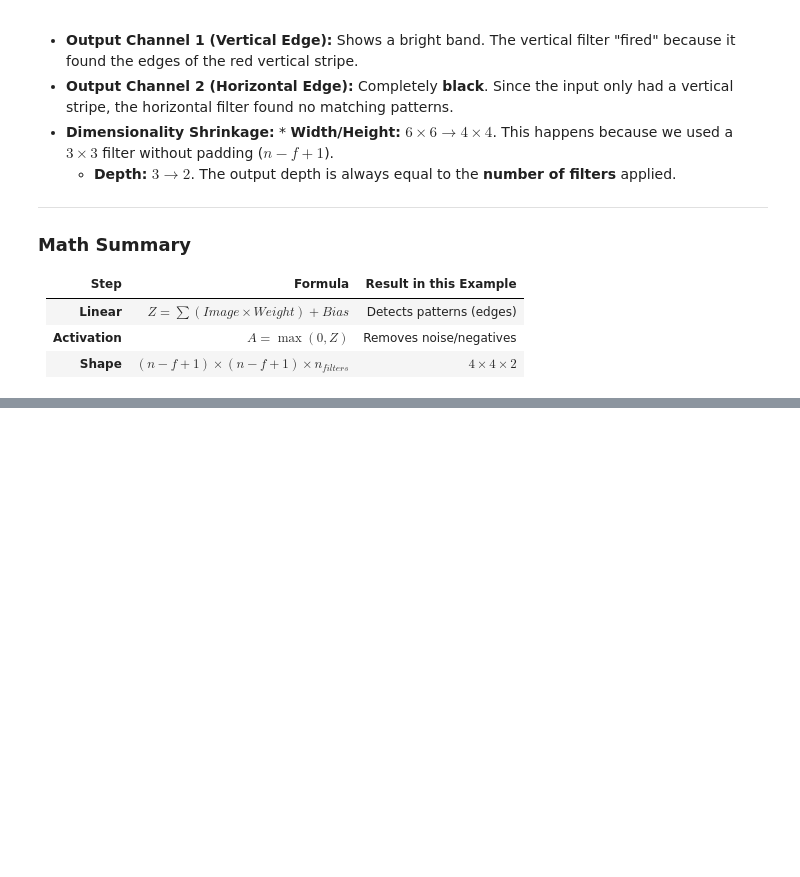
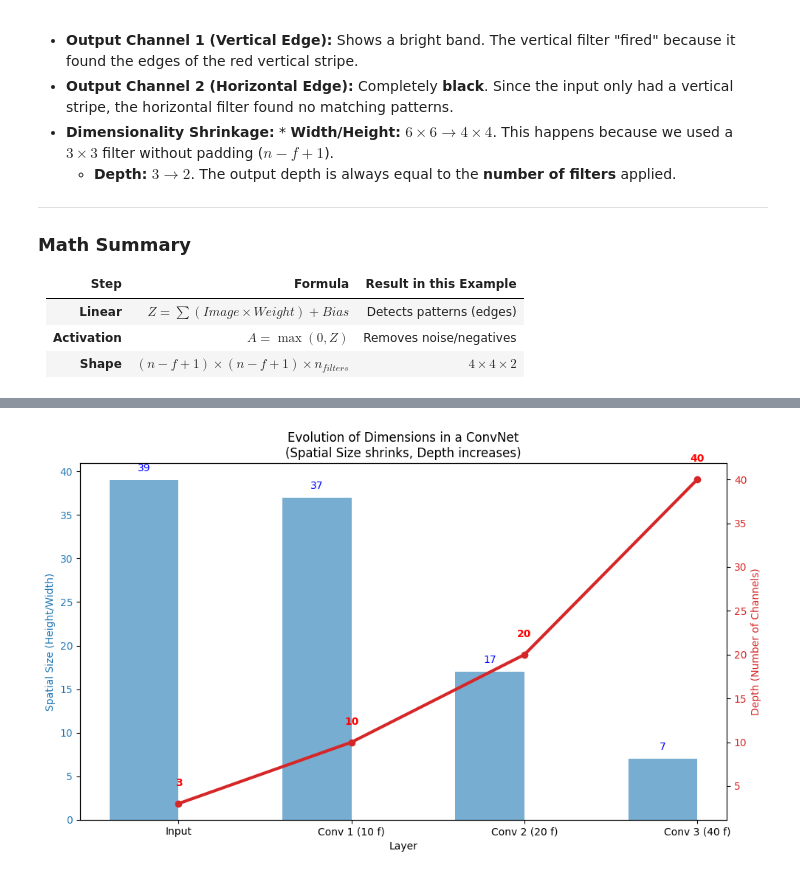
Before and after one commit to Saavkd7/DeepLearning-Specialization-Coursera, a Jupyter notebook: 4. Convolutional+Neural+NETWORKS/Excercises.ipyb.ipynb, the cells around one changed output, grey strips where cells are left out. Drawn from its saved outputs; the diff is of its cells as text; code cells hidden in the pictures; blank space fills up the shorter version.

```diff
--- a/4. Convolutional+Neural+NETWORKS/Excercises.ipyb.ipynb
+++ b/4. Convolutional+Neural+NETWORKS/Excercises.ipyb.ipynb
@@ -553,0 +556,89 @@ The `relu(Z)` function is applied to the result:
+# %%
+### Full Visualization Implementation
+
+"""
+This script simulates the architecture defined in the transcript,
+printing the shape transformations at every step to visualize
+the "shrinking spatial / growing depth" trend.
+"""
+
+import numpy as np
+import matplotlib.pyplot as plt
+
+def simulate_conv_layer(input_shape, f, filters, stride, padding=0):
+    """
+    Simulates the change in dimensions for a Conv Layer.
+    """
+    n_H_prev, n_W_prev, n_C_prev = input_shape
+
+    # Calculate new dimensions
+    n_H = int(np.floor((n_H_prev + 2*padding - f) / stride) + 1)
+    n_W = int(np.floor((n_W_prev + 2*padding - f) / stride) + 1)
+    n_C = filters
+
+    return (n_H, n_W, n_C)
+
+# --- ARCHITECTURE DEFINITION ---
+# Input Image: 39 x 39 x 3
+current_shape = (39, 39, 3)
+history = [current_shape]
+layer_names = ["Input"]
+
+print(f"Start: Input Image {current_shape}")
+
+# Layer 1: Conv 3x3, s=1, 10 filters
+current_shape = simulate_conv_layer(current_shape, f=3, filters=10, stride=1)
+history.append(current_shape)
+layer_names.append("Conv 1 (10 f)")
+print(f"Layer 1 Output: {current_shape}")
+
+# Layer 2: Conv 5x5, s=2, 20 filters
+current_shape = simulate_conv_layer(current_shape, f=5, filters=20, stride=2)
+history.append(current_shape)
+layer_names.append("Conv 2 (20 f)")
+print(f"Layer 2 Output: {current_shape}")
+
+# Layer 3: Conv 5x5, s=2, 40 filters
+current_shape = simulate_conv_layer(current_shape, f=5, filters=40, stride=2)
+history.append(current_shape)
+layer_names.append("Conv 3 (40 f)")
+print(f"Layer 3 Output: {current_shape}")
+
+# Flatten
+flat_size = current_shape[0] * current_shape[1] * current_shape[2]
+print(f"Flattened Vector: {flat_size} units")
+
+# --- VISUALIZATION OF SHAPES ---
+# Plotting the trade-off between Spatial Size (Height) and Depth (Channels)
+
+heights = [h[0] for h in history]
+depths = [h[2] for h in history]
+x_pos = np.arange(len(history))
+
+fig, ax1 = plt.subplots(figsize=(10, 6))
+
+# Bar chart for Spatial Size
+color = 'tab:blue'
+ax1.set_xlabel('Layer')
+ax1.set_ylabel('Spatial Size (Height/Width)', color=color)
+bars = ax1.bar(x_pos - 0.2, heights, 0.4, color=color, label='Height/Width', alpha=0.6)
+ax1.tick_params(axis='y', labelcolor=color)
+ax1.set_xticks(x_pos)
+ax1.set_xticklabels(layer_names)
+
+# Create a second y-axis for Depth
+ax2 = ax1.twinx()
+color = 'tab:red'
+ax2.set_ylabel('Depth (Number of Channels)', color=color)
+line = ax2.plot(x_pos, depths, color=color, marker='o', linewidth=3, label='Channels')
+ax2.tick_params(axis='y', labelcolor=color)
+
+# Add annotations
+for i, (h, d) in enumerate(zip(heights, depths)):
+    ax1.text(i - 0.2, h + 1, str(h), color='blue', ha='center')
+    ax2.text(i, d + 2, str(d), color='red', ha='center', fontweight='bold')
+
+plt.title("Evolution of Dimensions in a ConvNet\n(Spatial Size shrinks, Depth increases)")
+fig.tight_layout()
+plt.show()
+# %% [output]
@@ -553,0 +650 @@ The `relu(Z)` function is applied to the result:
+[figure, added]
```
Also changed, not shown: parts of 2 cells of this notebook, 1 other file.
